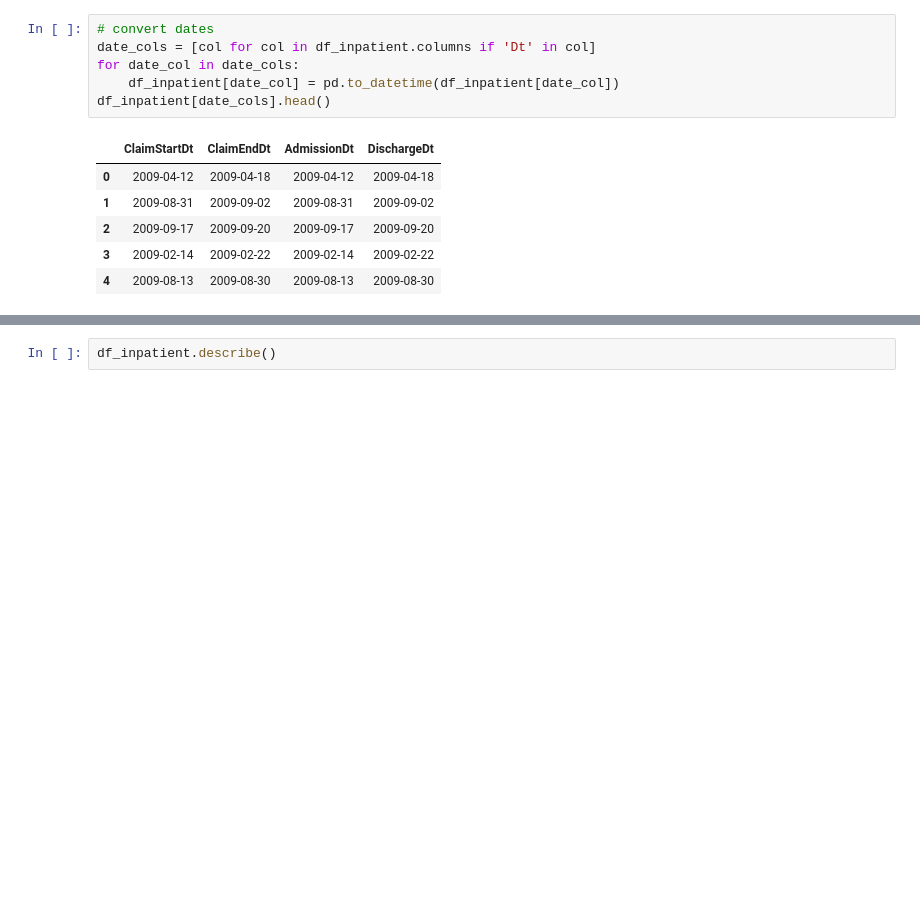
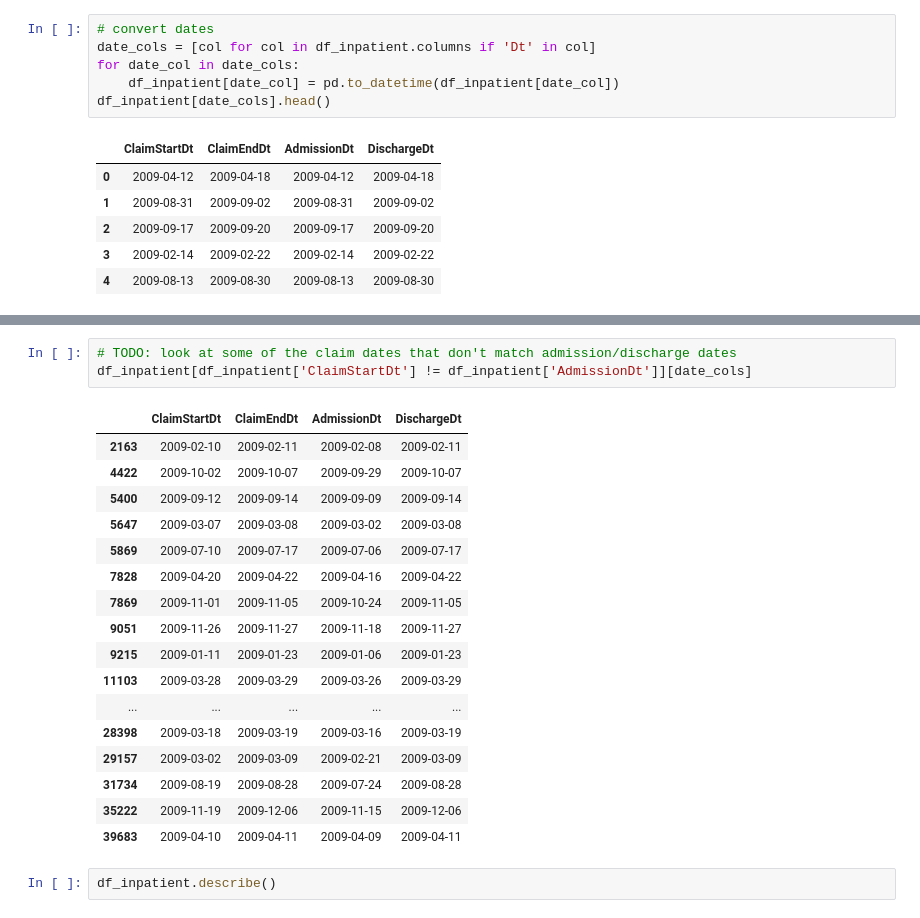
Before and after one commit to bkdevart/health_claims, a Jupyter notebook: health-claims.ipynb, the cells around one changed output, grey strips where cells are left out. Cells and saved outputs as stored; diff of their text form; blank space fills up the shorter version.

Commit message:
Kaggle Notebook | health_claims | Beginning claim vs admission discharge date study

```diff
--- a/health-claims.ipynb
+++ b/health-claims.ipynb
@@ -52,3 +63,24 @@ df_inpatient[date_cols].head()
+# %%
+# TODO: look at some of the claim dates that don't match admission/discharge dates
+df_inpatient[df_inpatient['ClaimStartDt'] != df_inpatient['AdmissionDt']][date_cols]
+# %% [output]
+|  | ClaimStartDt | ClaimEndDt | AdmissionDt | DischargeDt |
+| 2163 | 2009-02-10 | 2009-02-11 | 2009-02-08 | 2009-02-11 |
+| 4422 | 2009-10-02 | 2009-10-07 | 2009-09-29 | 2009-10-07 |
+| 5400 | 2009-09-12 | 2009-09-14 | 2009-09-09 | 2009-09-14 |
+| 5647 | 2009-03-07 | 2009-03-08 | 2009-03-02 | 2009-03-08 |
+| 5869 | 2009-07-10 | 2009-07-17 | 2009-07-06 | 2009-07-17 |
+| 7828 | 2009-04-20 | 2009-04-22 | 2009-04-16 | 2009-04-22 |
+| 7869 | 2009-11-01 | 2009-11-05 | 2009-10-24 | 2009-11-05 |
+| 9051 | 2009-11-26 | 2009-11-27 | 2009-11-18 | 2009-11-27 |
+| 9215 | 2009-01-11 | 2009-01-23 | 2009-01-06 | 2009-01-23 |
+| 11103 | 2009-03-28 | 2009-03-29 | 2009-03-26 | 2009-03-29 |
+| ... | ... | ... | ... | ... |
+| 28398 | 2009-03-18 | 2009-03-19 | 2009-03-16 | 2009-03-19 |
+| 29157 | 2009-03-02 | 2009-03-09 | 2009-02-21 | 2009-03-09 |
+| 31734 | 2009-08-19 | 2009-08-28 | 2009-07-24 | 2009-08-28 |
+| 35222 | 2009-11-19 | 2009-12-06 | 2009-11-15 | 2009-12-06 |
+| 39683 | 2009-04-10 | 2009-04-11 | 2009-04-09 | 2009-04-11 |
 # %%
 df_inpatient.describe()
 # %% [output]
```
Also changed, not shown: parts of 1 cell of this notebook.
